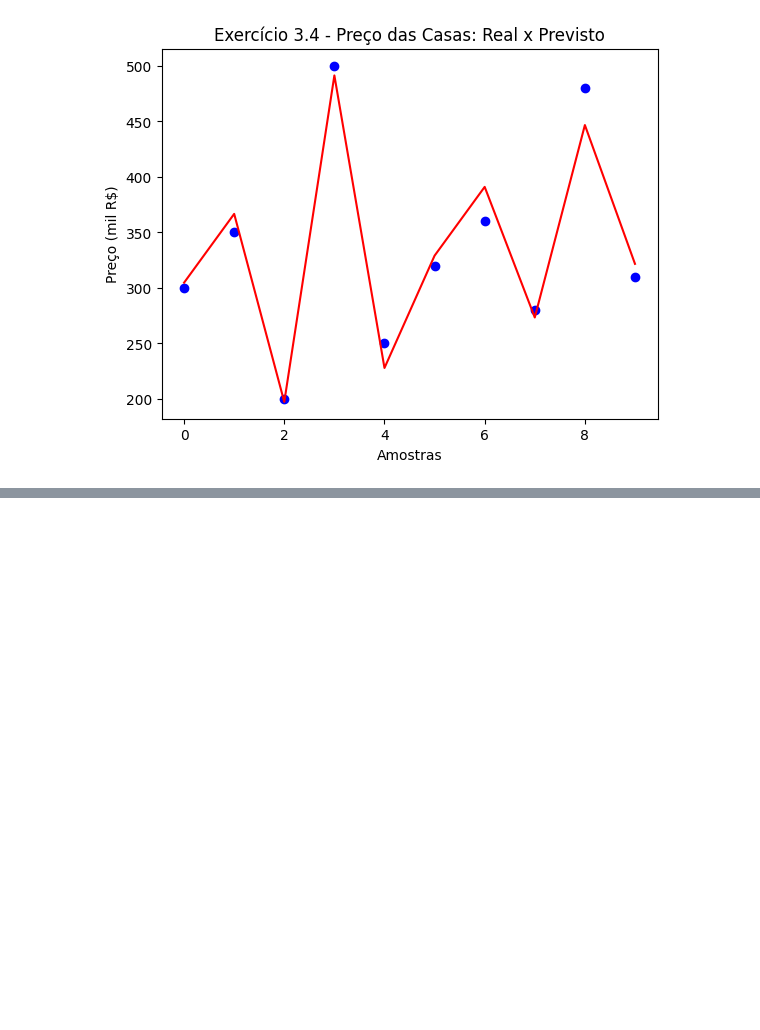
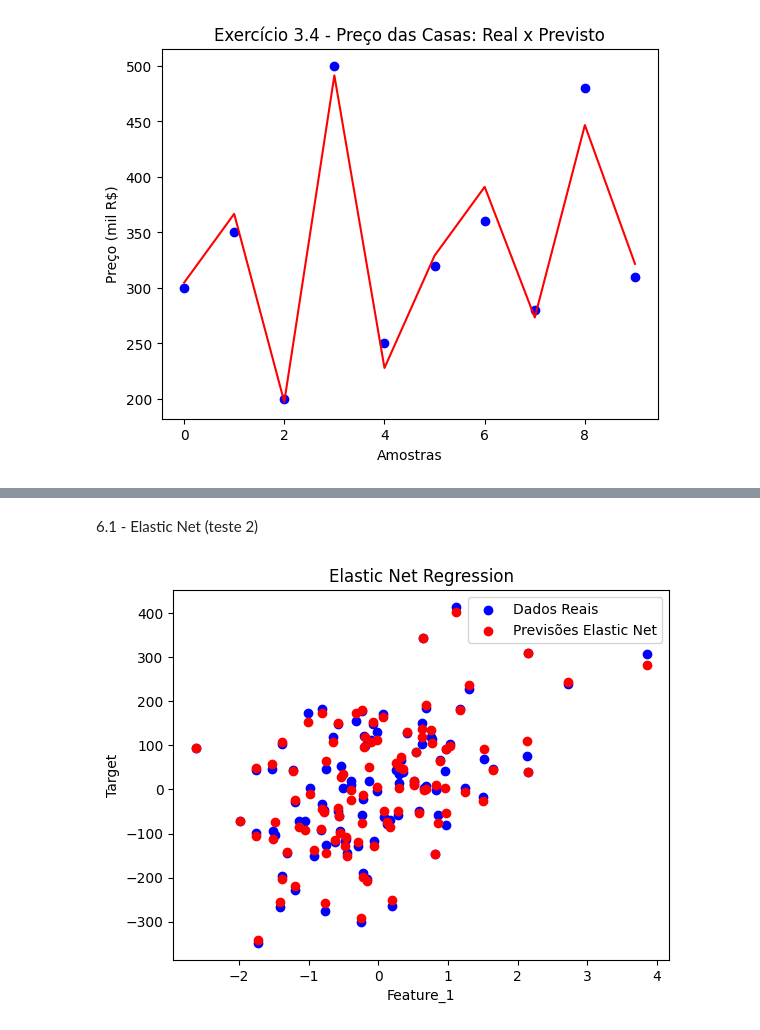
Before and after one commit to ML-grupo-5/.github, a Jupyter notebook: aprendizado_de_maquina/atividades.ipynb, the cells around one changed output, grey strips where cells are left out. Saved outputs shown, nothing was run; the diff lists cells and outputs as text; code cells hidden in the pictures; blank space fills up the shorter version.

```diff
--- a/aprendizado_de_maquina/atividades.ipynb
+++ b/aprendizado_de_maquina/atividades.ipynb
@@ -190,0 +220,31 @@ Previsões: [304.74405482 366.71100363 197.31559855 491.41878275 227.9121322
+# %% [markdown]
+6.1 - Elastic Net (teste 2)
+# %%
+import pandas as pd
+import numpy as np
+from sklearn.linear_model import ElasticNet
+import matplotlib.pyplot as plt
+
+caminho_csv = "dados\\6.1 - dados_elastic_net_regression.csv"
+dados = pd.read_csv(caminho_csv)
+
+X = dados[['Feature_1', 'Feature_2', 'Feature_3', 'Feature_4', 'Feature_5']].values
+y = dados['Target'].values
+
+modelo_elastic_net = ElasticNet(alpha=0.1, l1_ratio=1.0)
+modelo_elastic_net.fit(X, y)
+
+intercepto_net = modelo_elastic_net.intercept_
+coeficientes_net = modelo_elastic_net.coef_
+
+y_pred_net = modelo_elastic_net.predict(X)
+
+plt.scatter(X[:,0], y, color='blue', label='Dados Reais')
+plt.scatter(X[:,0], y_pred_net, color='red', label='Previsões Elastic Net')
+plt.title('Elastic Net Regression')
+plt.xlabel('Feature_1')
+plt.ylabel('Target')
+plt.legend()
+plt.show()
+# %% [output]
+[figure, added]
```
Also changed, not shown: parts of 2 cells of this notebook.
